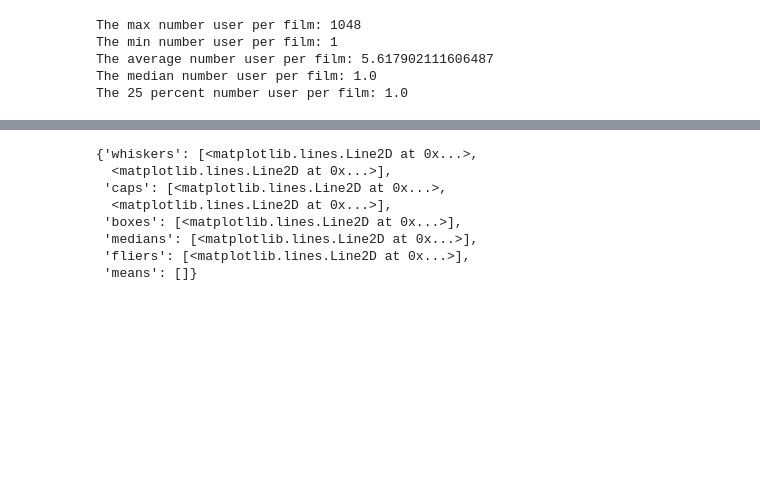
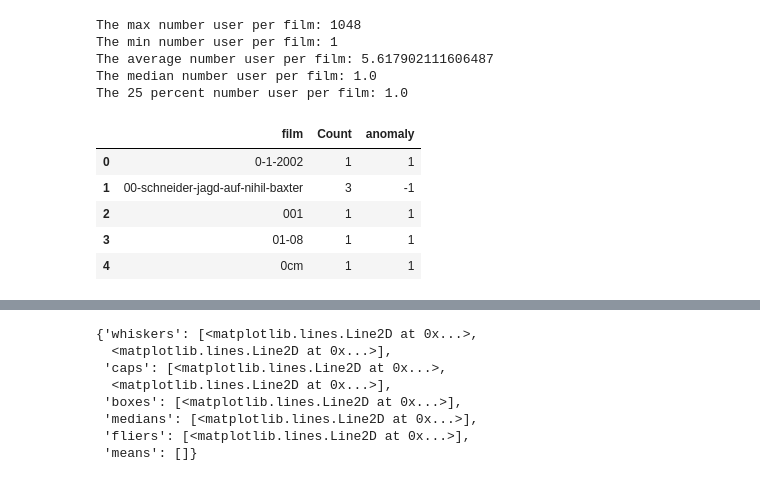
Before and after one commit to LishuangDeng/Recommandation_Systems, a Jupyter notebook: Data_Cleaning_Phase1.ipynb, the cells around one changed output, grey strips where cells are left out. Saved outputs shown, nothing was run; the diff lists cells and outputs as text; code cells hidden in the pictures; blank space fills up the shorter version.

```diff
--- a/Data_Cleaning_Phase1.ipynb
+++ b/Data_Cleaning_Phase1.ipynb
@@ -218,3 +251,12 @@ The min number user per film: 1
 The average number user per film: 5.617902111606487
 The median number user per film: 1.0
 The 25 percent number user per film: 1.0
+# %%
+user_per_film.head()
+# %% [output]
+|  | film | Count | anomaly |
+| 0 | 0-1-2002 | 1 | 1 |
+| 1 | 00-schneider-jagd-auf-nihil-baxter | 3 | -1 |
+| 2 | 001 | 1 | 1 |
+| 3 | 01-08 | 1 | 1 |
+| 4 | 0cm | 1 | 1 |
```
Also changed, not shown: parts of 11 cells of this notebook.
